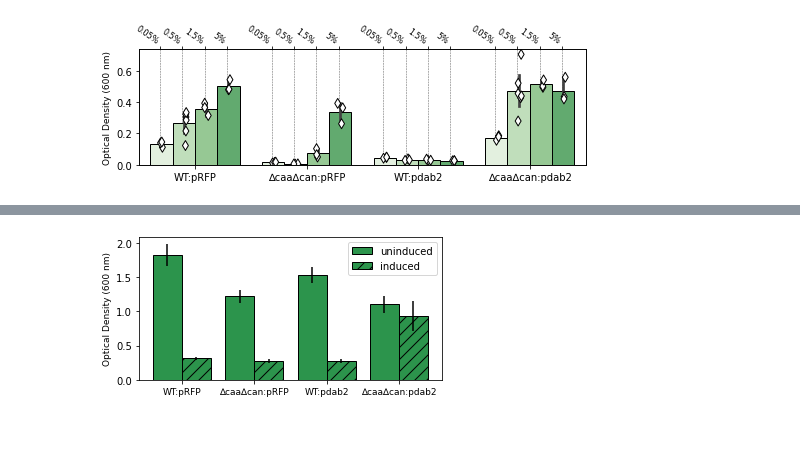
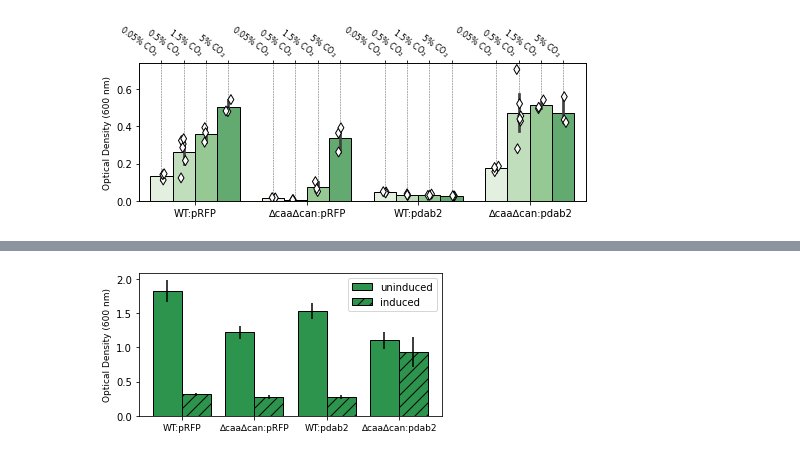
Before and after one commit to flamholz/ccm_evolution, a Jupyter notebook: notebooks/Fig5_Reutropha.ipynb, the cells around one changed output, grey strips where cells are left out. Drawn from its saved outputs; the diff is of its cells as text; code cells hidden in the pictures.

```diff
--- a/notebooks/Fig5_Reutropha.ipynb
+++ b/notebooks/Fig5_Reutropha.ipynb
@@ -32,39 +34,39 @@ endpoint_df
 # %%
 greys = sns.color_palette('Greys')
 greens = sns.color_palette('Greens')
-plt.figure(figsize=(7,2.5))
+plt.figure(figsize=(7,3))
 
 CO2_order = '0.05%,0.5%,1.5%,5%'.split(',')
 strains = 'WT:pRFP,∆caa∆can:pRFP,WT:pdab2,∆caa∆can:pdab2'.split(',')
 ax = sns.barplot(data=endpoint_df, y='OD600', x='strain_name', hue='CO2_str', order=strains, hue_order=CO2_order,
                  dodge=0.5, edgecolor='k', palette=greens)
 
 strip_pal = ['w']*4
 sns.stripplot(data=endpoint_df, y='OD600', x='strain_name', hue='CO2_str', order=strains, hue_order=CO2_order, dodge=0.5,
               size=7, marker='d', edgecolor='k', linewidth=1, palette=strip_pal)
 
 plt.legend().set_visible(False)
 plt.ylabel('Optical Density (600 nm)', fontsize=9)
 plt.xlabel('')
 plt.xticks()
 
-xticks = np.arange(0, 0.8, 0.2) - 0.3125
+xticks = np.arange(0, 0.8, 0.2) - 0.3
 xticks = np.hstack([xticks, xticks+1, xticks+2, xticks+3])
-xtick_str = CO2_order*4
+xtick_str = '0.05% CO$_2$,0.5% CO$_2$,1.5% CO$_2$,5% CO$_2$'.split(',')*4
 for xpos in xticks:
     plt.axvline(xpos, ls='--', lw=0.5, zorder=-1, color=greys[-2])
 
 axT = ax.twiny()
 plt.sca(axT)
 plt.xticks(xticks, xtick_str, ha='right', rotation=-35, fontsize=8)
 plt.tick_params(pad=0)
 plt.xlim(ax.get_xlim())
 
 plt.tight_layout()
 plt.savefig('figures/fig5/fig5.png', dpi=600, facecolor='w')
 plt.show()
 # %% [output]
-[figure, old version]
+[figure, new version]
 # %%
 # Kinetic data at 10% CO2.
 kin_df = pd.read_excel('data/Reutropha/JP_Reutropha_kinetics_10pctCO2.xlsx')
```
Also changed, not shown: parts of 1 cell of this notebook, 8 other files.
